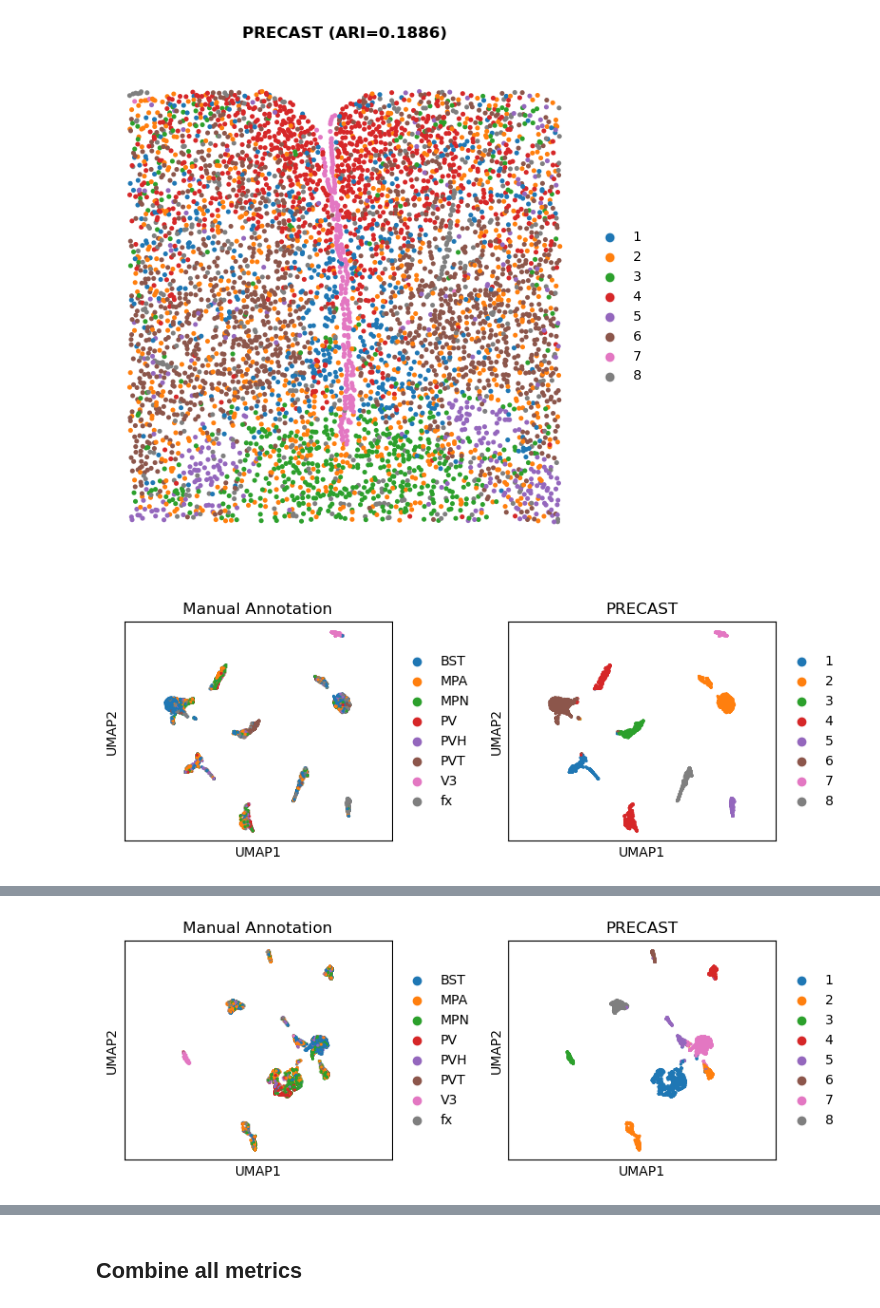
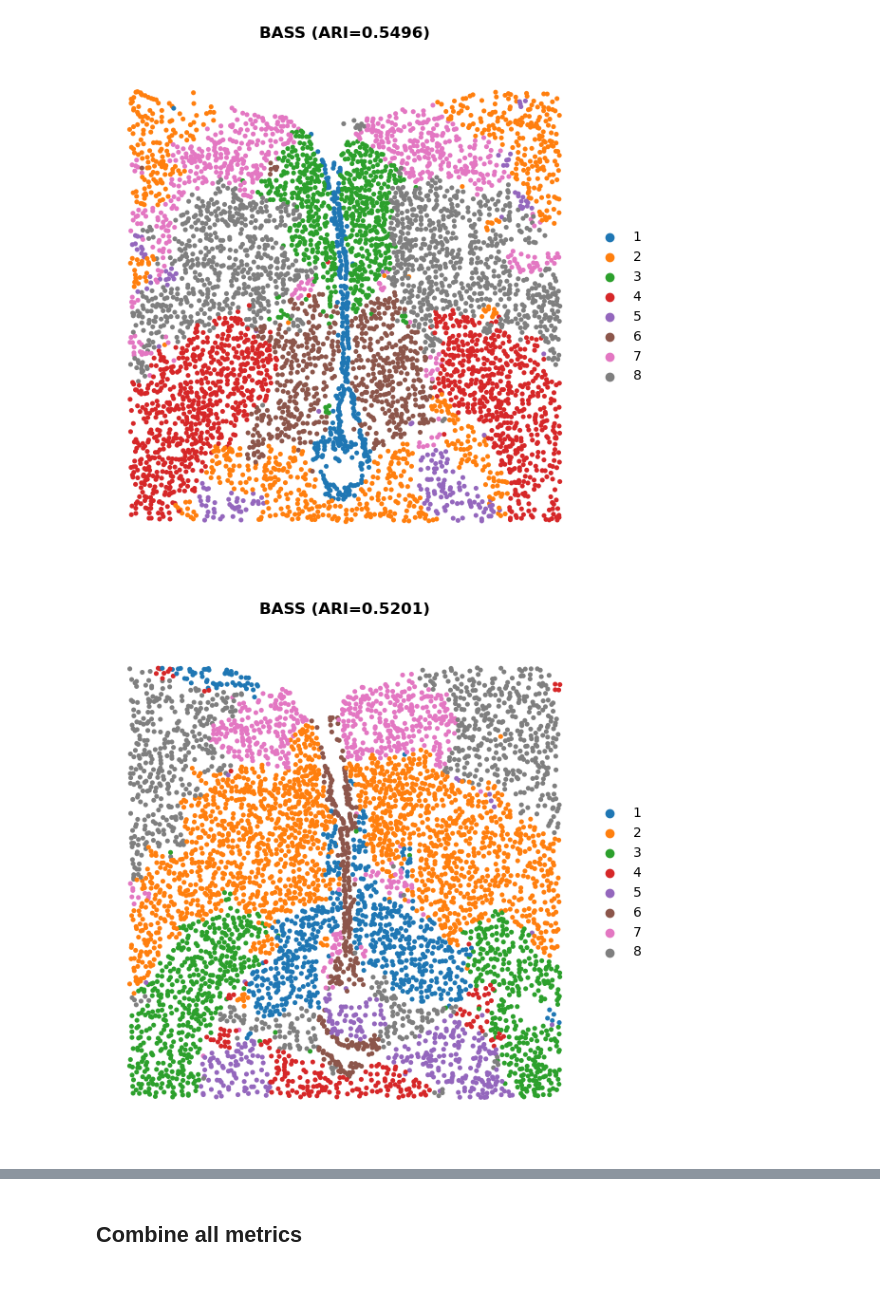
Before and after one commit to toan-ly/Spatial-Transcriptomics-Benchmark, a Jupyter notebook: Benchmark/mHypothalamus.ipynb, the cells around one changed output, grey strips where cells are left out. Drawn from its saved outputs; the diff is of its cells as text; code cells hidden in the pictures.

```diff
--- a/Benchmark/mHypothalamus.ipynb
+++ b/Benchmark/mHypothalamus.ipynb
@@ -16,7 +16,7 @@ import warnings
 warnings.filterwarnings('ignore')
 # %%
 pred_keys = {'BayesSpace': 'spatial.cluster',
-             'conST': 'refine',
+             'conST': 'conST_leiden',
              'DeepST': 'DeepST_refine_domain',
              'GraphST': 'domain',
              'PRECAST': 'cluster',
@@ -25,16 +25,17 @@ pred_keys = {'BayesSpace': 'spatial.cluster',
              'SpaceFlow': 'pred',
              'SpaGCN': 'refined_pred',
              'STAGATE': 'STAGATE',
-             'stLearn': 'X_pca_kmeans'}
+             'stLearn': 'X_pca_kmeans',
+             'BASS': 'pred'}
 # %%
-method = 'PRECAST'
+method = 'BASS'
 pred_key = pred_keys[method]
-umap_keys = ['UMAP_1', 'UMAP_2']
+umap_keys = ['UMAP1', 'UMAP2']
 dataset = 'mHypothalamus'
 
 data_folder = f'../data/{dataset}'
 input_dir = f'../Results/MERFISH/{dataset}/{method}'
-output_dir = f'../Results/results_new/{dataset}/{method}'
+output_dir = f'../Results/MERFISH/{dataset}/{method}'
 os.makedirs(output_dir, exist_ok=True)
 
 files = glob.glob(input_dir + '/*')
@@ -94,15 +95,14 @@ for i, file in enumerate(files):
     metadata = pd.read_csv(file + '/cell_metadata.csv', index_col=0)
     gt_metadata = adata.obs
 
-
-
     # Match adata and metadata
     adata = adata[adata.obs.index.isin(metadata.index)]
     # metadata = metadata.loc[adata.obs.index]
     gt_metadata = gt_metadata.loc[adata.obs.index]
 
-    umap_coords = pd.read_csv(file + '/spatial_umap_coords.csv')
+    # umap_coords = pd.read_csv(file + '/spatial_umap_coords.csv')
     metrics = pd.read_csv(file + '/metrics.csv', index_col=0)
+    metrics.to_csv(os.path.join(out_path, 'metrics_old.csv'), index=False)
 
     # print(metadata.head())
     # print(umap_coords.head())
@@ -113,9 +113,8 @@ for i, file in enumerate(files):
     if min(pred) == 0:
         pred += 1
 
-
     adata.obs['pred'] = pred.astype(str)
-    adata.obsm['X_umap'] = umap_coords[umap_keys].values
+    # adata.obsm['X_umap'] = umap_coords[umap_keys].values
     adata = adata[~pd.isnull(adata.obs['gt'])]
     adata.obs['gt'] = adata.obs['gt'].astype(str)
 
@@ -137,7 +136,7 @@ for i, file in enumerate(files):
     metrics_list.append(results)
 
     plot_clustering(adata, results, out_path, show=False)
-    plot_umap(adata, out_path, show=False)
+    # plot_umap(adata, out_path, show=False)
     print(f'    Results saved to {out_path}')
     # break
 
@@ -162,2 +161,2 @@ print(f'================= Finished {method} {dataset} =================')
-[figure, old version]
+[figure, new version]
-[figure, old version]
+[figure, new version]
@@ -167 +165,0 @@ print(f'================= Finished {method} {dataset} =================')
-[figure, removed]
```
Also changed, not shown: parts of 4 cells of this notebook.
